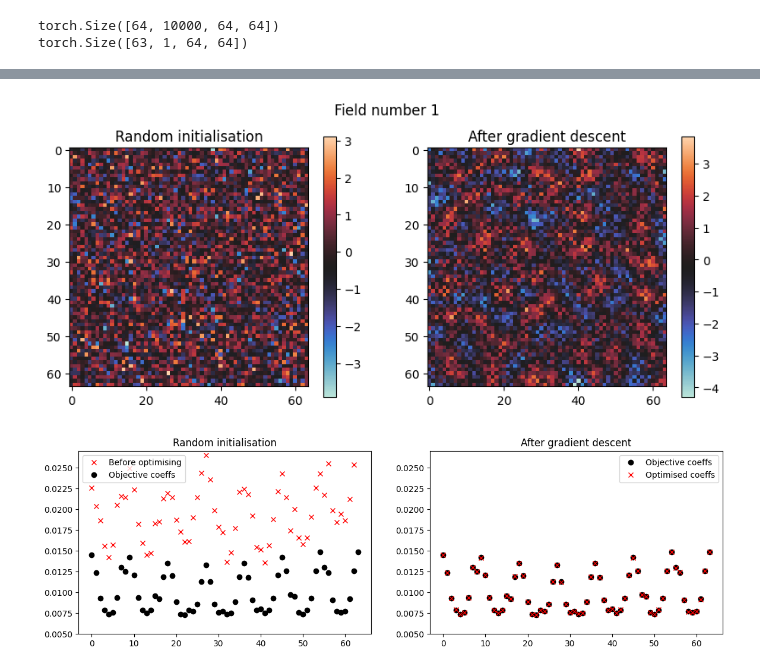
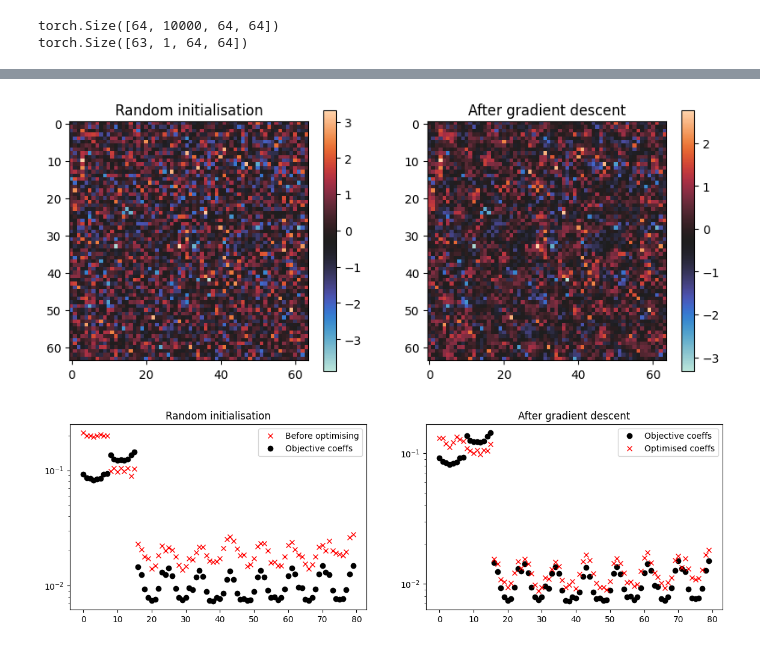
Before and after one commit to QiLiu6/thermalizer, a Jupyter notebook: notebooks/scattering.ipynb, the cells around one changed output, grey strips where cells are left out. Saved outputs shown, nothing was run; the diff lists cells and outputs as text; code cells hidden in the pictures.

Commit message:
Scattering notebooks

```diff
--- a/notebooks/scattering.ipynb
+++ b/notebooks/scattering.ipynb
@@ -47,0 +107,12 @@ Text(0.5, 0, 'Scattering field number')
+# %%
+scatt_means=torch.tensor([0.0, 0.0923, 0.0862, 0.0851, 0.0824, 0.0841, 0.0855, 0.0925, 0.0932, 0.1364,
+        0.1256, 0.1228, 0.1233, 0.1220, 0.1248, 0.1355, 0.1439, 0.0145, 0.0124,
+        0.0093, 0.0079, 0.0074, 0.0076, 0.0094, 0.0130, 0.0125, 0.0142, 0.0121,
+        0.0094, 0.0079, 0.0075, 0.0079, 0.0096, 0.0092, 0.0119, 0.0135, 0.0120,
+        0.0089, 0.0074, 0.0073, 0.0079, 0.0077, 0.0086, 0.0113, 0.0133, 0.0113,
+        0.0086, 0.0076, 0.0077, 0.0074, 0.0075, 0.0089, 0.0119, 0.0135, 0.0118,
+        0.0091, 0.0079, 0.0080, 0.0075, 0.0079, 0.0093, 0.0121, 0.0142, 0.0126,
+        0.0097, 0.0095, 0.0076, 0.0074, 0.0079, 0.0093, 0.0126, 0.0149, 0.0130,
+        0.0124, 0.0091, 0.0077, 0.0076, 0.0077, 0.0092, 0.0126, 0.0149])
+
+#scatt_cov=torch.diag(scatt_std)
@@ -60,48 +159,56 @@ scattering_objective=scattering_objective.repeat(len(test_data),1)
 # %%
 ## Create batch of randomly drawn fields
-input_tensor = torch.randn((len(test_data),1,64,64), requires_grad=True, device=device)
+input_tensor = torch.randn((64,64), requires_grad=True, device=device)
 init_field=input_tensor.detach().cpu()
 new_coefficients = scattering(input_tensor)
-init_scats=torch.mean(new_coefficients[:,:,17:],axis=(-2,-1)).detach().cpu()
+init_scats=torch.mean(new_coefficients[1:],axis=(-2,-1)).detach().cpu()
 
-optimizer = optim.Adam([input_tensor], lr=10)
+scatt_means=scatt_means.to("cuda")
 
-## Gradient descent on the scattering coeffs
-max_iter=100
-for epoch in tqdm(range(1, max_iter)):
+optimizer = optim.Adam([input_tensor], lr=0.05)
+
+loss=100
+aa=0
+losses=[]
+while loss>0.00025:
     optimizer.zero_grad()
     new_coefficients = scattering(input_tensor)
-    loss = F.mse_loss(input=torch.mean(new_coefficients[:,:,17:],axis=(-2,-1)).squeeze(), target=scattering_objective)
-    #print("Epoch {}, loss: {}".format(epoch, loss.item()), end="\r")
+    loss = F.mse_loss(input=torch.mean(new_coefficients[1:],axis=(-2,-1)).squeeze(), target=scatt_means)
+    print("Epoch {}, loss: {}".format(aa, loss.item()), end="\r")
     loss.backward()
     optimizer.step()
+    aa+=1
+    losses.append(loss.detach().cpu())
+
+
 
 ### Plot output for a randomly chosen batch element
-dex=np.random.randint(len(test_data))
+#dex=np.random.randint(len(test_data))
 
 plt.figure(figsize=(10,4))
-plt.suptitle("Field number %d" % dex)
 plt.subplot(1,2,1)
 plt.title("Random initialisation")
-plt.imshow(init_field[dex].squeeze(),cmap=sns.cm.icefire)
+plt.imshow(init_field.squeeze(),cmap=sns.cm.icefire)
 plt.colorbar()
 plt.subplot(1,2,2)
 plt.title("After gradient descent")
-plt.imshow(input_tensor[dex].squeeze().detach().cpu(),cmap=sns.cm.icefire)
+plt.imshow(input_tensor.squeeze().detach().cpu(),cmap=sns.cm.icefire)
 plt.colorbar()
 
 plt.figure(figsize=(14,4))
 plt.subplot(1,2,1)
 plt.title("Random initialisation")
-plt.plot(init_scats[dex].squeeze(),"x",color="red",label="Before optimising")
-plt.plot(scattering_objective[0].detach().cpu(),"o",color="black",label="Objective coeffs")
+plt.plot(init_scats.squeeze(),"x",color="red",label="Before optimising")
+plt.plot(scatt_means.detach().cpu(),"o",color="black",label="Objective coeffs")
 plt.legend()
-plt.ylim(0.005,0.027)
+plt.yscale("log")
+#plt.ylim(0.005,0.027)
 plt.subplot(1,2,2)
 plt.title("After gradient descent")
 new_coefficients = scattering(input_tensor)
-plt.plot(scattering_objective[0].detach().cpu(),"o",color="black",label="Objective coeffs")
-plt.plot(torch.mean(new_coefficients[dex,:,17:],axis=(-2,-1)).squeeze().detach().cpu(),"x",color="red",label="Optimised coeffs")
+plt.plot(scatt_means.detach().cpu(),"o",color="black",label="Objective coeffs")
+plt.plot(torch.mean(new_coefficients[1:],axis=(-2,-1)).squeeze().detach().cpu(),"x",color="red",label="Optimised coeffs")
 plt.legend()
-plt.ylim(0.005,0.027)
+plt.yscale("log")
+#plt.ylim(0.005,0.027)
 # %% [output]
@@ -109,2 +216,2 @@ plt.ylim(0.005,0.027)
-[figure, old version]
+[figure, new version]
-[figure, old version]
+[figure, new version]
```
Also changed, not shown: parts of 19 cells of this notebook, 1 other file.
